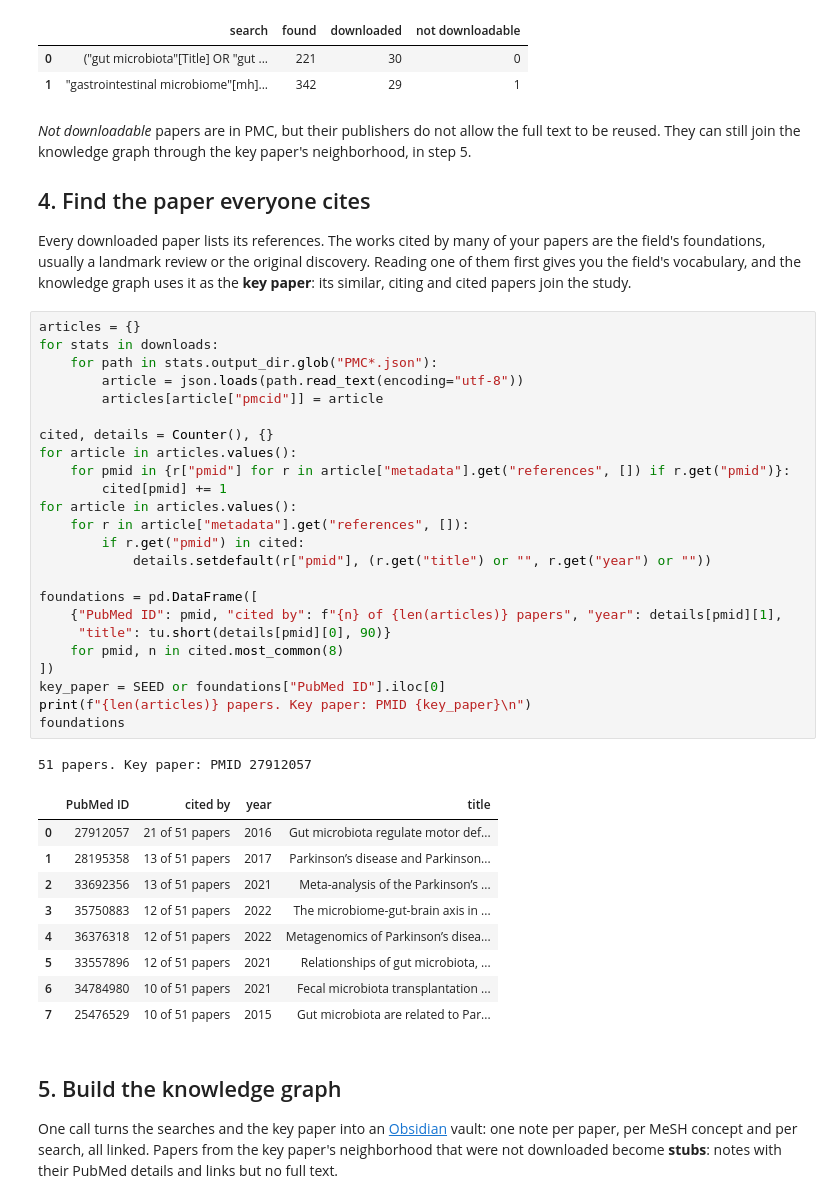
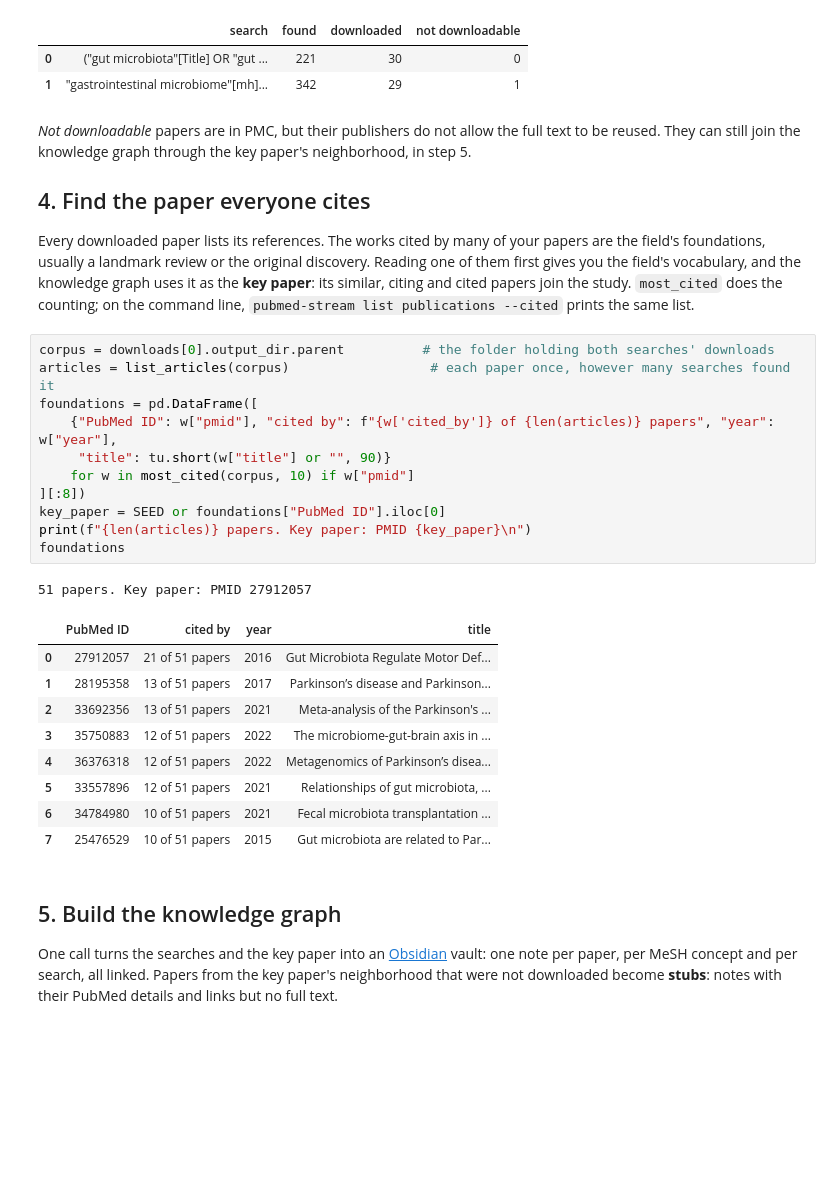
Before and after one commit to melhzy/pubmed-stream, a Jupyter notebook: tutorials/00_new_topic.ipynb, the cells around one changed output. Drawn from its saved outputs; the diff is of its cells as text; blank space fills up the shorter version.

```diff
--- a/tutorials/00_new_topic.ipynb
+++ b/tutorials/00_new_topic.ipynb
@@ -145,42 +145,29 @@ pd.DataFrame([{"search": tu.short(q, 70), "found": s.total_found, "downloaded":
 
 ## 4. Find the paper everyone cites
 
-Every downloaded paper lists its references. The works cited by many of your papers are the field's foundations, usually a landmark review or the original discovery. Reading one of them first gives you the field's vocabulary, and the knowledge graph uses it as the **key paper**: its similar, citing and cited papers join the study.
+Every downloaded paper lists its references. The works cited by many of your papers are the field's foundations, usually a landmark review or the original discovery. Reading one of them first gives you the field's vocabulary, and the knowledge graph uses it as the **key paper**: its similar, citing and cited papers join the study. `most_cited` does the counting; on the command line, `pubmed-stream list publications --cited` prints the same list.
-# %%
-articles = {}
-for stats in downloads:
-    for path in stats.output_dir.glob("PMC*.json"):
-        article = json.loads(path.read_text(encoding="utf-8"))
-        articles[article["pmcid"]] = article
-
-cited, details = Counter(), {}
-for article in articles.values():
-    for pmid in {r["pmid"] for r in article["metadata"].get("references", []) if r.get("pmid")}:
-        cited[pmid] += 1
-for article in articles.values():
-    for r in article["metadata"].get("references", []):
-        if r.get("pmid") in cited:
-            details.setdefault(r["pmid"], (r.get("title") or "", r.get("year") or ""))
-
-foundations = pd.DataFrame([
-    {"PubMed ID": pmid, "cited by": f"{n} of {len(articles)} papers", "year": details[pmid][1],
-     "title": tu.short(details[pmid][0], 90)}
-    for pmid, n in cited.most_common(8)
-])
-key_paper = SEED or foundations["PubMed ID"].iloc[0]
-print(f"{len(articles)} papers. Key paper: PMID {key_paper}\n")
-foundations
-# %% [output]
-51 papers. Key paper: PMID 27912057
-|  | PubMed ID | cited by | year | title |
-| 0 | 27912057 | 21 of 51 papers | 2016 | Gut microbiota regulate motor def... |
-| 1 | 28195358 | 13 of 51 papers | 2017 | Parkinson’s disease and Parkinson... |
-| 2 | 33692356 | 13 of 51 papers | 2021 | Meta-analysis of the Parkinson’s ... |
-| 3 | 35750883 | 12 of 51 papers | 2022 | The microbiome-gut-brain axis in ... |
-| 4 | 36376318 | 12 of 51 papers | 2022 | Metagenomics of Parkinson’s disea... |
-| 5 | 33557896 | 12 of 51 papers | 2021 | Relationships of gut microbiota, ... |
-| 6 | 34784980 | 10 of 51 papers | 2021 | Fecal microbiota transplantation ... |
-| 7 | 25476529 | 10 of 51 papers | 2015 | Gut microbiota are related to Par... |
+# %%
+corpus = downloads[0].output_dir.parent          # the folder holding both searches' downloads
+articles = list_articles(corpus)                  # each paper once, however many searches found it
+foundations = pd.DataFrame([
+    {"PubMed ID": w["pmid"], "cited by": f"{w['cited_by']} of {len(articles)} papers", "year": w["year"],
+     "title": tu.short(w["title"] or "", 90)}
+    for w in most_cited(corpus, 10) if w["pmid"]
+][:8])
+key_paper = SEED or foundations["PubMed ID"].iloc[0]
+print(f"{len(articles)} papers. Key paper: PMID {key_paper}\n")
+foundations
+# %% [output]
+51 papers. Key paper: PMID 27912057
+|  | PubMed ID | cited by | year | title |
+| 0 | 27912057 | 21 of 51 papers | 2016 | Gut Microbiota Regulate Motor Def... |
+| 1 | 28195358 | 13 of 51 papers | 2017 | Parkinson’s disease and Parkinson... |
+| 2 | 33692356 | 13 of 51 papers | 2021 | Meta-analysis of the Parkinson's ... |
+| 3 | 35750883 | 12 of 51 papers | 2022 | The microbiome-gut-brain axis in ... |
+| 4 | 36376318 | 12 of 51 papers | 2022 | Metagenomics of Parkinson’s disea... |
+| 5 | 33557896 | 12 of 51 papers | 2021 | Relationships of gut microbiota, ... |
+| 6 | 34784980 | 10 of 51 papers | 2021 | Fecal microbiota transplantation ... |
+| 7 | 25476529 | 10 of 51 papers | 2015 | Gut microbiota are related to Par... |
 # %% [markdown]
 ## 5. Build the knowledge graph
 
```
Also changed, not shown: parts of 4 cells of this notebook, 22 other files.
